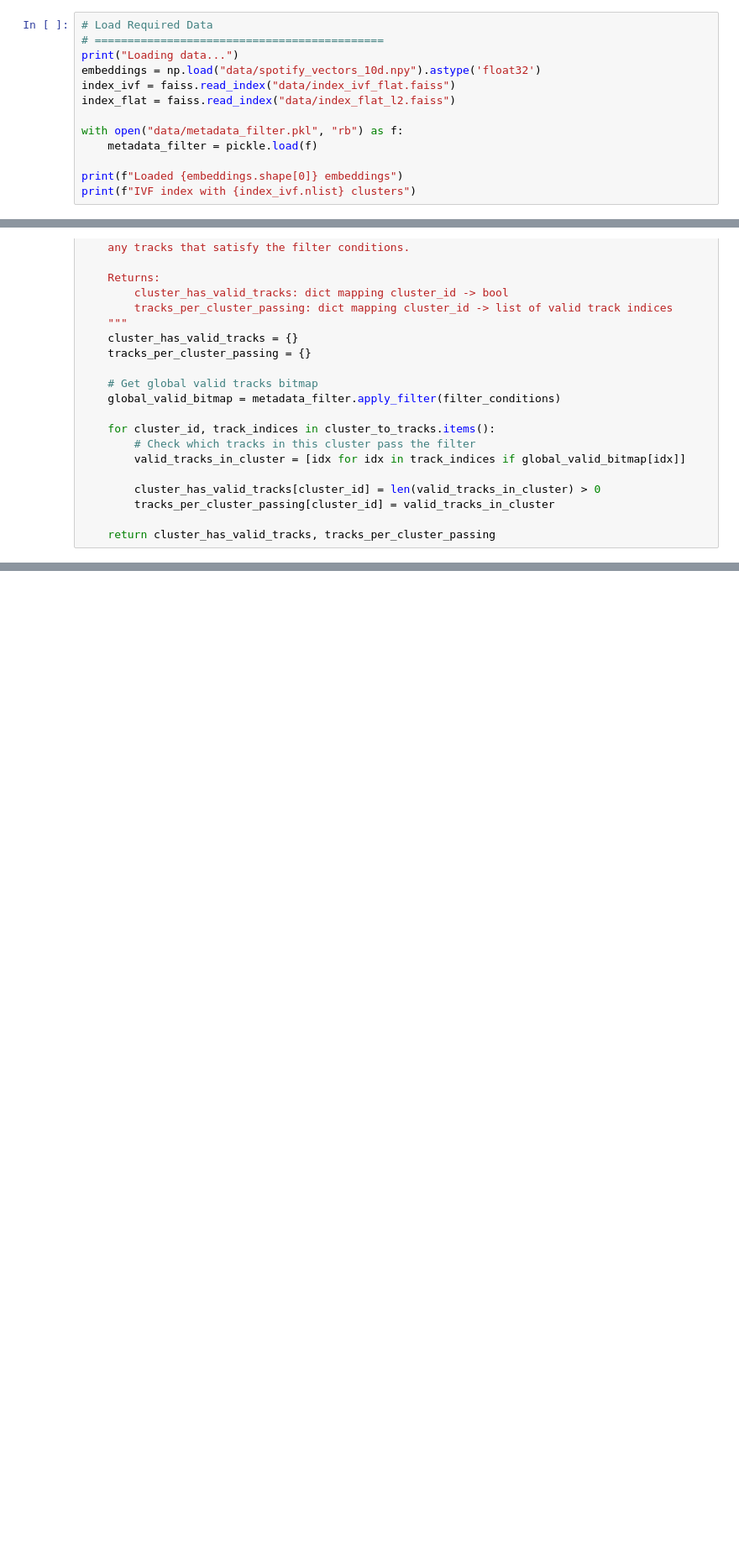
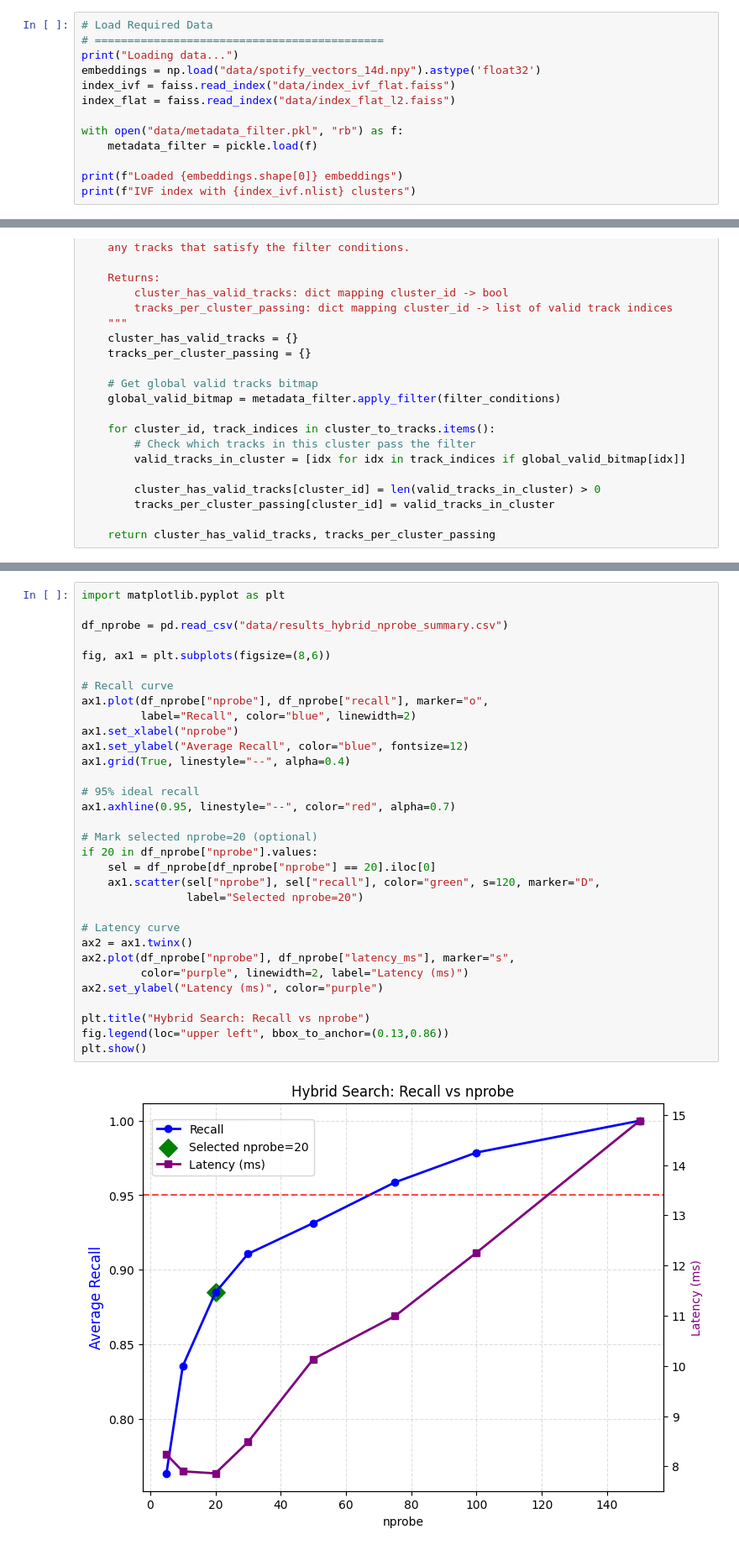
Before and after one commit to yangshengz88/Hybrid_Vector_Search, a Jupyter notebook: Hybrid_Method.ipynb, the cells around one changed output, grey strips where cells are left out. Shown at 84% size. Drawn from its saved outputs; the diff is of its cells as text; blank space fills up the shorter version.

```diff
--- a/Hybrid_Method.ipynb
+++ b/Hybrid_Method.ipynb
@@ -80,7 +82,7 @@ def indices_in_range(sorted_indices, sorted_values, min_val, max_val):
 # Load Required Data
 # ============================================
 print("Loading data...")
-embeddings = np.load("data/spotify_vectors_10d.npy").astype('float32')
+embeddings = np.load("data/spotify_vectors_14d.npy").astype('float32')
 index_ivf = faiss.read_index("data/index_ivf_flat.faiss")
 index_flat = faiss.read_index("data/index_flat_l2.faiss")
 
@@ -471,0 +739,34 @@ Saved hybrid searcher to data/hybrid_searcher.pkl
+# %%
+import matplotlib.pyplot as plt
+
+df_nprobe = pd.read_csv("data/results_hybrid_nprobe_summary.csv")
+
+fig, ax1 = plt.subplots(figsize=(8,6))
+
+# Recall curve
+ax1.plot(df_nprobe["nprobe"], df_nprobe["recall"], marker="o",
+         label="Recall", color="blue", linewidth=2)
+ax1.set_xlabel("nprobe")
+ax1.set_ylabel("Average Recall", color="blue", fontsize=12)
+ax1.grid(True, linestyle="--", alpha=0.4)
+
+# 95% ideal recall
+ax1.axhline(0.95, linestyle="--", color="red", alpha=0.7)
+
+# Mark selected nprobe=20 (optional)
+if 20 in df_nprobe["nprobe"].values:
+    sel = df_nprobe[df_nprobe["nprobe"] == 20].iloc[0]
+    ax1.scatter(sel["nprobe"], sel["recall"], color="green", s=120, marker="D",
+                label="Selected nprobe=20")
+
+# Latency curve
+ax2 = ax1.twinx()
+ax2.plot(df_nprobe["nprobe"], df_nprobe["latency_ms"], marker="s",
+         color="purple", linewidth=2, label="Latency (ms)")
+ax2.set_ylabel("Latency (ms)", color="purple")
+
+plt.title("Hybrid Search: Recall vs nprobe")
+fig.legend(loc="upper left", bbox_to_anchor=(0.13,0.86))
+plt.show()
+# %% [output]
+[figure, added]
```
Also changed, not shown: parts of 10 cells of this notebook.
